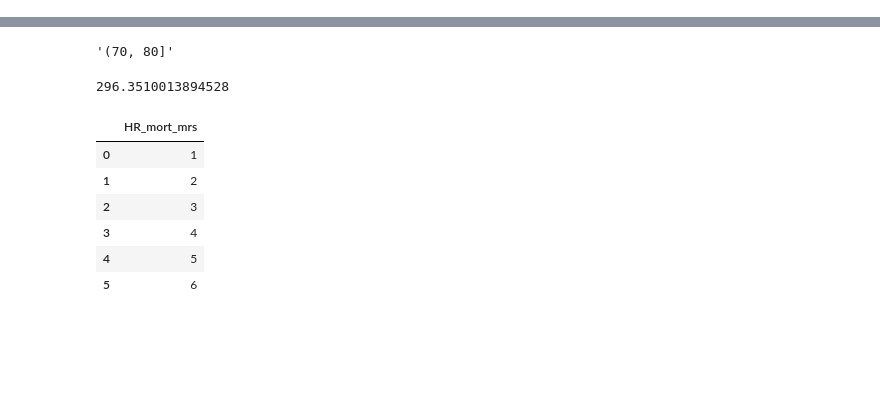
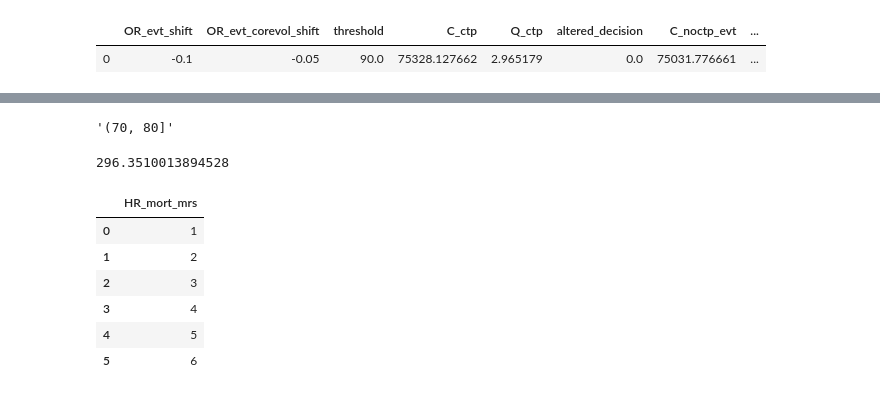
Before and after one commit to henkvanvoorst92/CLEOPATRA, a Jupyter notebook: 3.Simulation_CLEOPATRA.ipynb, the cells around one changed output, grey strips where cells are left out. Drawn from its saved outputs; the diff is of its cells as text; code cells hidden in the pictures; blank space fills up the shorter version.

```diff
--- a/3.Simulation_CLEOPATRA.ipynb
+++ b/3.Simulation_CLEOPATRA.ipynb
@@ -113,0 +118,19 @@ print(df.shape)
+# %%
+#all PSA simulations with saving
+root_sav = r'E:\CLEOPATRA\results\PSA\shift_OR'
+#baseline PSA is included when shift is set to zero
+OR_evt_shifts = [-.1,0] #[-.3,-.2,-.1,0,.1]
+OR_evt_corevol_shifts = [-.05,0] #[-.2,-.15,-.1,-.05,0]
+ext_res, aggr_res = OR_shift_psa(df,
+             OR_evt_shifts,
+             OR_evt_corevol_shifts,
+             Sim,
+             N_resamples=10, #10,000 in protocol --> use 1,000
+             N_patients_per_cohort=10, #100 pt in protocol
+             thresholds=np.arange(0,151,10),
+             seed=21)
+if not os.path.exists(root_sav):
+    os.makedirs(root_sav)
+
+aggr_res.to_excel(os.path.join(root_sav,'aggregated_psa_res.xlsx'))
+ext_res.to_excel(os.path.join(root_sav,'extended_psa_res.xlsx'))
@@ -113,0 +152,15 @@ print(df.shape)
+# %%
+res = aggr_res.groupby(['OR_evt_shift', 'OR_evt_corevol_shift','threshold']).median().reset_index(drop=False)
+out = []
+for evt_shift in OR_evt_shifts:
+    for evt_corevol_shift in OR_evt_corevol_shifts:
+        tmp = res[(res['OR_evt_shift']==evt_shift)&(res['OR_evt_corevol_shift']==evt_corevol_shift)]
+        tmp.index = tmp['threshold']
+        max_NMB_threshold = tmp['NMB'].idxmax()
+        out.append([#evt_shift,evt_corevol_shift,
+                   *list(tmp.loc[max_NMB_threshold].values)])
+out = pd.DataFrame(out,columns = [*list(tmp.columns)]) #'OR_evt_shift', 'OR_evt_corevol_shift',
+out.head(1)
+# %% [output]
+|  | OR_evt_shift | OR_evt_corevol_shift | threshold | C_ctp | Q_ctp | altered_decision | C_noctp_evt | ... |
+| 0 | -0.1 | -0.05 | 90.0 | 75328.127662 | 2.965179 | 0.0 | 75031.776661 | ... |
```
Also changed, not shown: parts of 11 cells of this notebook, 6 other files.
